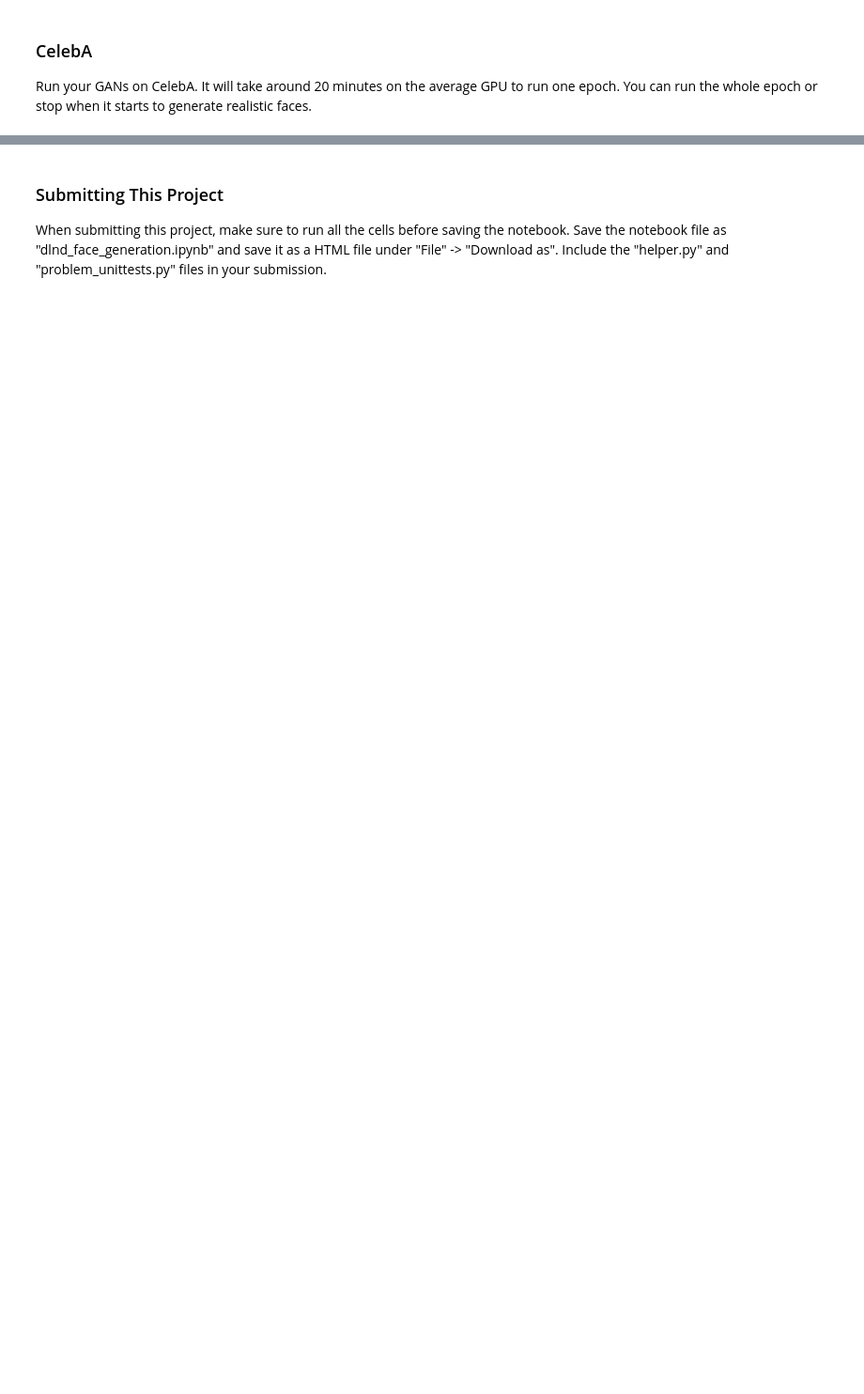
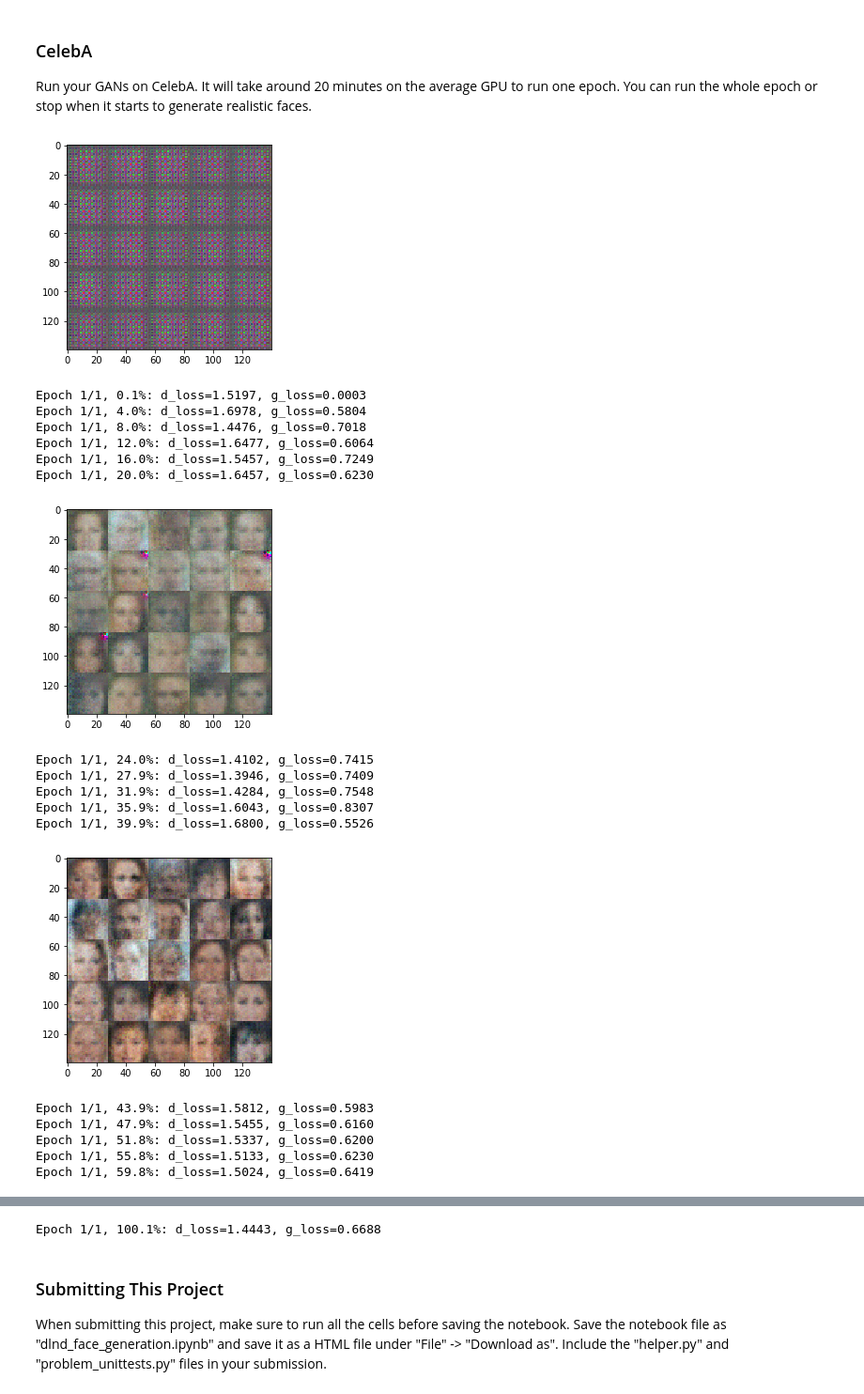
Before and after one commit to dolhana/deep-learning, a Jupyter notebook: face_generation/dlnd_face_generation.ipynb, the cells around one changed output, grey strips where cells are left out. Shown at 94% size. Cells and saved outputs as stored; diff of their text form; code cells hidden in the pictures; blank space fills up the shorter version.

```diff
--- a/face_generation/dlnd_face_generation.ipynb
+++ b/face_generation/dlnd_face_generation.ipynb
@@ -408,16 +458,36 @@ Run your GANs on CelebA.  It will take around 20 minutes on the average GPU to r
 # %%
 batch_size = 128
 z_dim = 100
-learning_rate = 0.0002
-beta1 = 0.5
+learning_rate = 0.0001
+beta1 = 0.3
 
 
 """
 DON'T MODIFY ANYTHING IN THIS CELL THAT IS BELOW THIS LINE
 """
 epochs = 1
 
 celeba_dataset = helper.Dataset('celeba', glob(os.path.join(data_dir, 'img_align_celeba/*.jpg')))
 with tf.Graph().as_default():
     train(epochs, batch_size, z_dim, learning_rate, beta1, celeba_dataset.get_batches,
           celeba_dataset.shape, celeba_dataset.image_mode)
+# %% [output]
+[figure, added]
+Epoch 1/1, 0.1%: d_loss=1.5197, g_loss=0.0003
+Epoch 1/1, 4.0%: d_loss=1.6978, g_loss=0.5804
+Epoch 1/1, 8.0%: d_loss=1.4476, g_loss=0.7018
+Epoch 1/1, 12.0%: d_loss=1.6477, g_loss=0.6064
+Epoch 1/1, 16.0%: d_loss=1.5457, g_loss=0.7249
+Epoch 1/1, 20.0%: d_loss=1.6457, g_loss=0.6230
+[figure, added]
+Epoch 1/1, 24.0%: d_loss=1.4102, g_loss=0.7415
+Epoch 1/1, 27.9%: d_loss=1.3946, g_loss=0.7409
+Epoch 1/1, 31.9%: d_loss=1.4284, g_loss=0.7548
+Epoch 1/1, 35.9%: d_loss=1.6043, g_loss=0.8307
+Epoch 1/1, 39.9%: d_loss=1.6800, g_loss=0.5526
+[figure, added]
+Epoch 1/1, 43.9%: d_loss=1.5812, g_loss=0.5983
+Epoch 1/1, 47.9%: d_loss=1.5455, g_loss=0.6160
+Epoch 1/1, 51.8%: d_loss=1.5337, g_loss=0.6200
+Epoch 1/1, 55.8%: d_loss=1.5133, g_loss=0.6230
+Epoch 1/1, 59.8%: d_loss=1.5024, g_loss=0.6419
@@ -424,3 +508,4 @@ with tf.Graph().as_default():
+Epoch 1/1, 100.1%: d_loss=1.4443, g_loss=0.6688
 # %% [markdown]
 ### Submitting This Project
 When submitting this project, make sure to run all the cells before saving the notebook. Save the notebook file as "dlnd_face_generation.ipynb" and save it as a HTML file under "File" -> "Download as". Include the "helper.py" and "problem_unittests.py" files in your submission.
```
Also changed, not shown: parts of 10 cells of this notebook.
